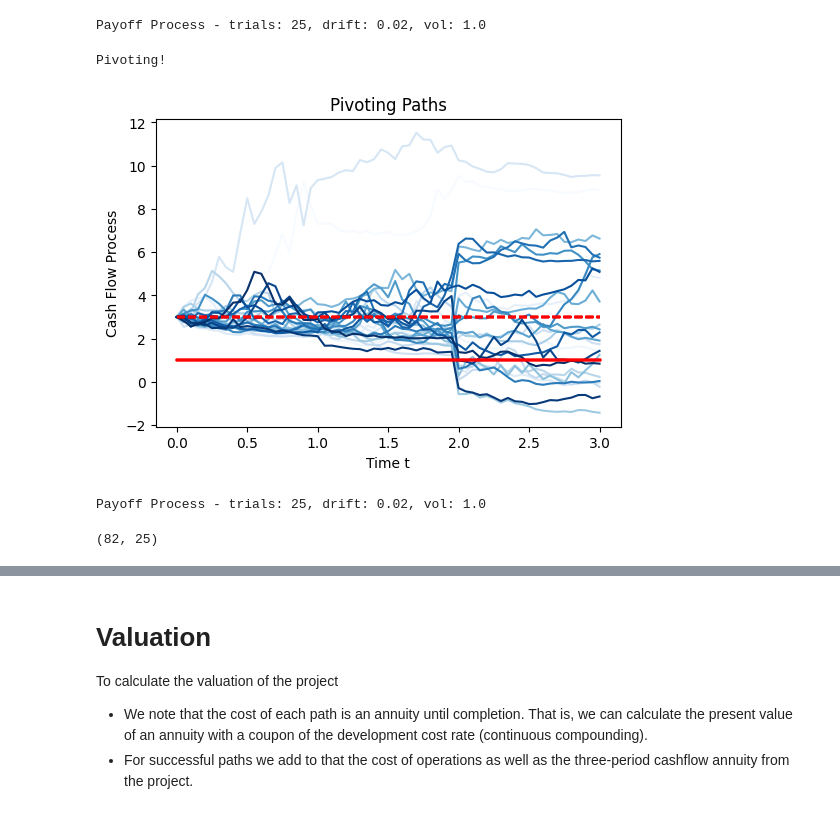
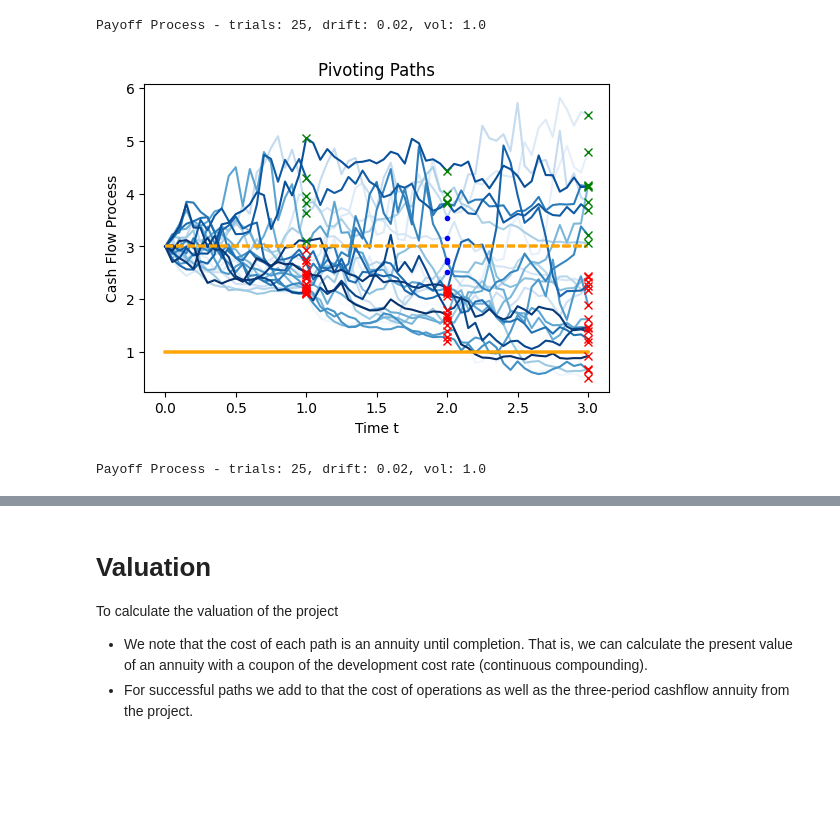
Before and after one commit to Alistair-Russell/Lean-Project-Valuation, a Jupyter notebook: lean_valuation.ipynb, the cells around one changed output, grey strips where cells are left out. Drawn from its saved outputs; the diff is of its cells as text; code cells hidden in the pictures; blank space fills up the shorter version.

Commit message:
Added stage-based pivoting criteria, now storing pivot decisions

```diff
--- a/lean_valuation.ipynb
+++ b/lean_valuation.ipynb
@@ -223,31 +260,36 @@ class LeanProjectValuation:
 # %%
 # Create a project instance and get the valuation
 initials = np.array([3])
-threshold_dict = {1:(2,4)}
-lpv = LeanProjectValuation(po, cd, co, initials, threshold_dict)
+threshold_dict = {1:(0.75,1.25), 2:(0.75,1.25)}
+seed = 1230
+
+lpv = LeanProjectValuation(po, cd, co, seed, initials, threshold_dict)
 paths = lpv.generate_paths(TIME_ARRAY, 3)
 
 # plot all cashflow and cost processes
 plt.figure(figsize=FIGSIZE)
 plt.gca().set_prop_cycle(plt.cycler('color', plt.cm.Blues(np.linspace(0, 1, N))))
 
 plt.plot(TIME_ARRAY, paths)
-plt.plot(TIME_ARRAY, cost_dev, color='red')
-plt.plot(TIME_ARRAY, cost_ops, color='red', linestyle='dashed')
+plt.plot(TIME_ARRAY, cost_dev, color='orange', )
+plt.plot(TIME_ARRAY, cost_ops, color='orange', linestyle='dashed')
+
+for stage in [1,2,3]:
+    abandons = [v for t,v in lpv.pivots[stage-1] if t == -1]
+    plt.plot(np.repeat([stage],len(abandons)), abandons, "rx")
+    completions = [v for t,v in lpv.pivots[stage-1] if t == 1]
+    plt.plot(np.repeat([stage],len(completions)), completions, "gx")
+    pivots = [v for t,v in lpv.pivots[stage-1] if t == 0]
+    plt.plot(np.repeat([stage],len(pivots)), pivots, "b.")
 
 plt.title("Pivoting Paths")
 plt.xlabel("Time t")
 plt.ylabel("Cash Flow Process")
 plt.show()
 
 txt = f"""Payoff Process - trials: {N}, drift: {DRIFT}, vol: {VOL}"""
 print(txt)
 # %% [output]
+[figure, new version]
-Pivoting!
+Payoff Process - trials: 25, drift: 0.02, vol: 1.0
-[figure, old version]
-Payoff Process - trials: 25, drift: 0.02, vol: 1.0
-# %%
-paths.shape
-# %% [output]
-(82, 25)
 # %%
```
Also changed, not shown: parts of 7 cells of this notebook.
